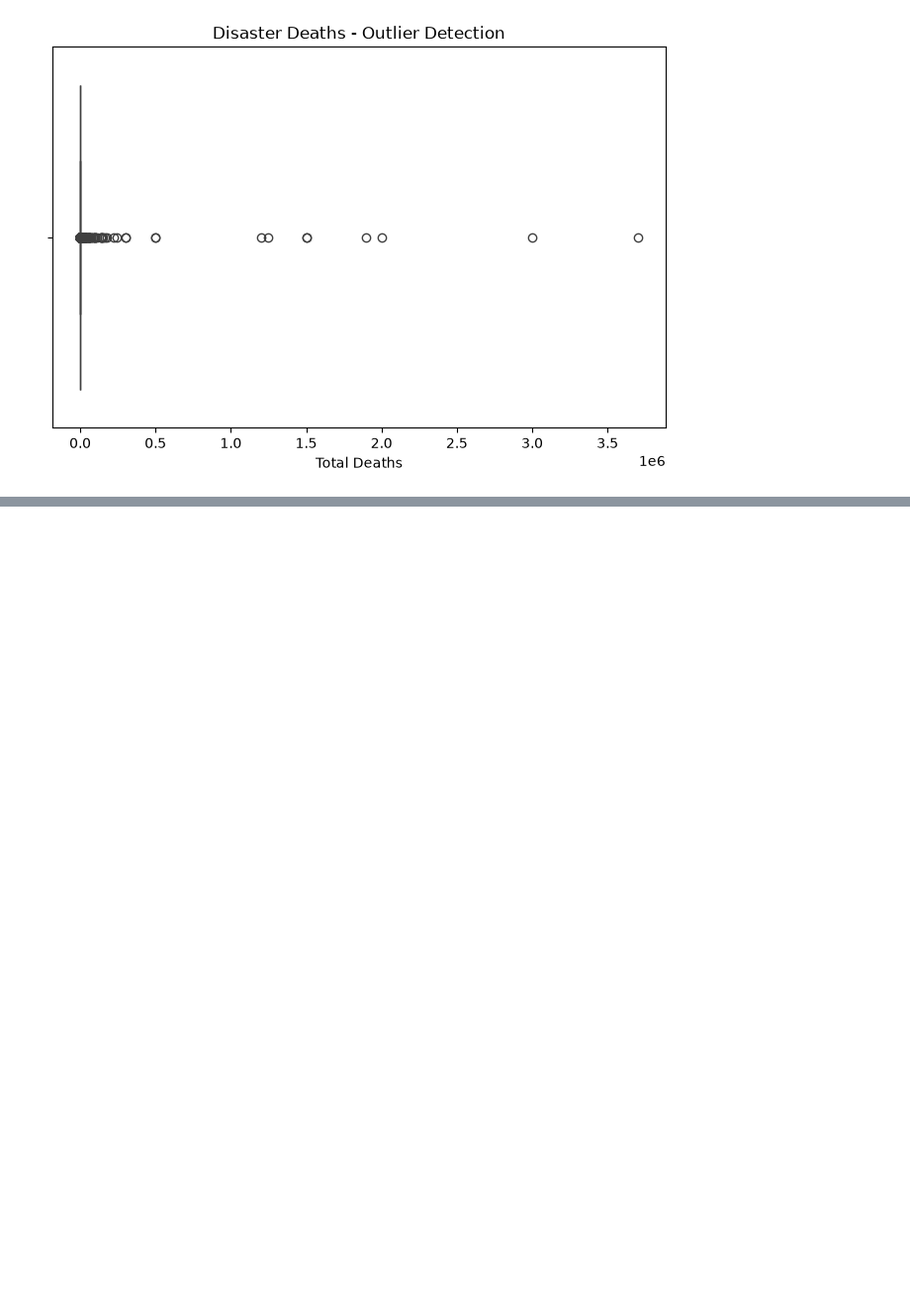
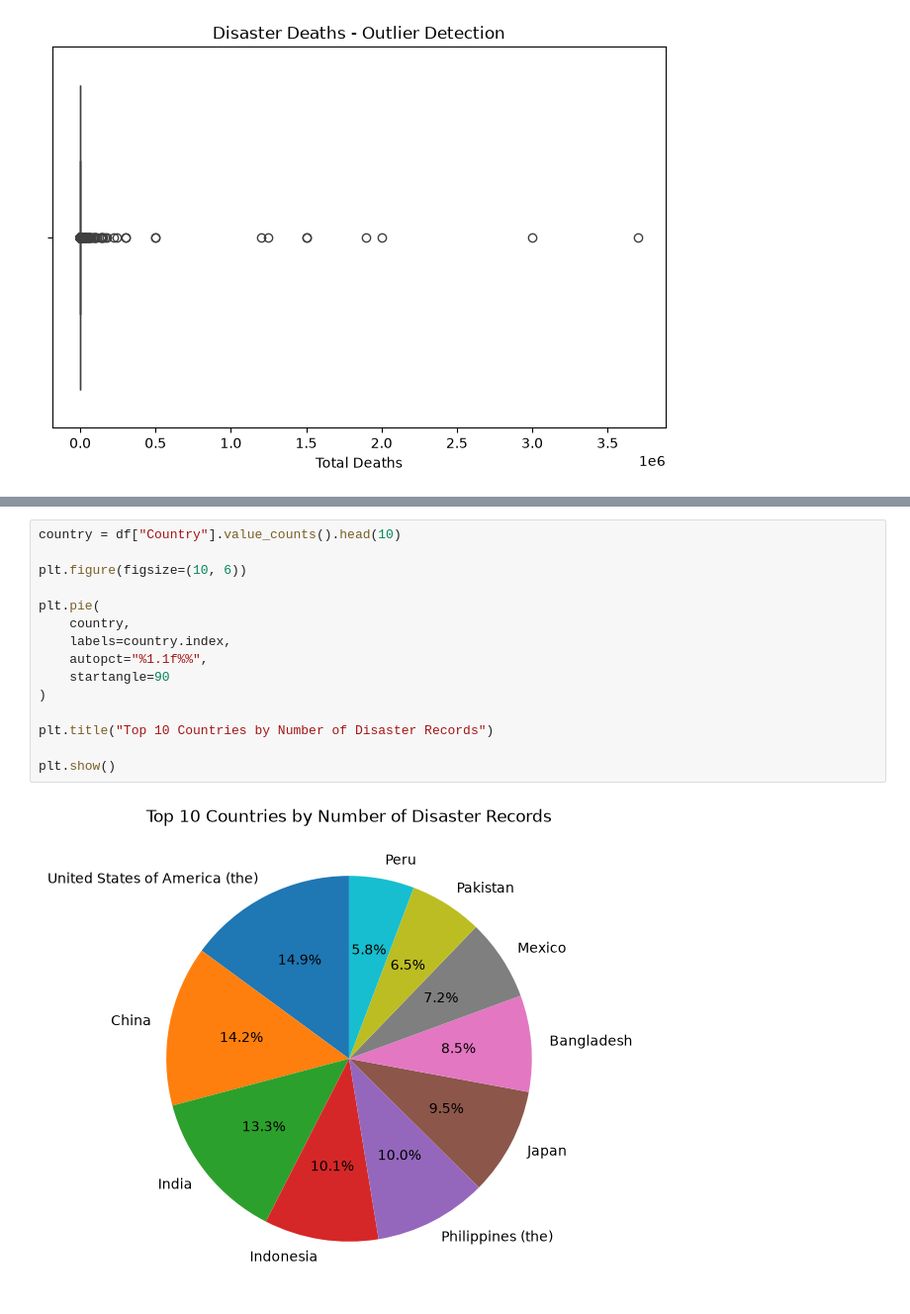
Before and after one commit to ShreyaAyyaparaj/data-visualization-techniques, a Jupyter notebook: dvt_05.ipynb, the cells around one changed output, grey strips where cells are left out. Shown at 99% size. Cells and saved outputs as stored; diff of their text form; blank space fills up the shorter version.

```diff
--- a/dvt_05.ipynb
+++ b/dvt_05.ipynb
@@ -116,0 +150,17 @@ ValueError: could not convert string to float: '2,8490844088613'
+# %%
+country = df["Country"].value_counts().head(10)
+
+plt.figure(figsize=(10, 6))
+
+plt.pie(
+    country,
+    labels=country.index,
+    autopct="%1.1f%%",
+    startangle=90
+)
+
+plt.title("Top 10 Countries by Number of Disaster Records")
+
+plt.show()
+# %% [output]
+[figure, added]
```
Also changed, not shown: parts of 9 cells of this notebook.
